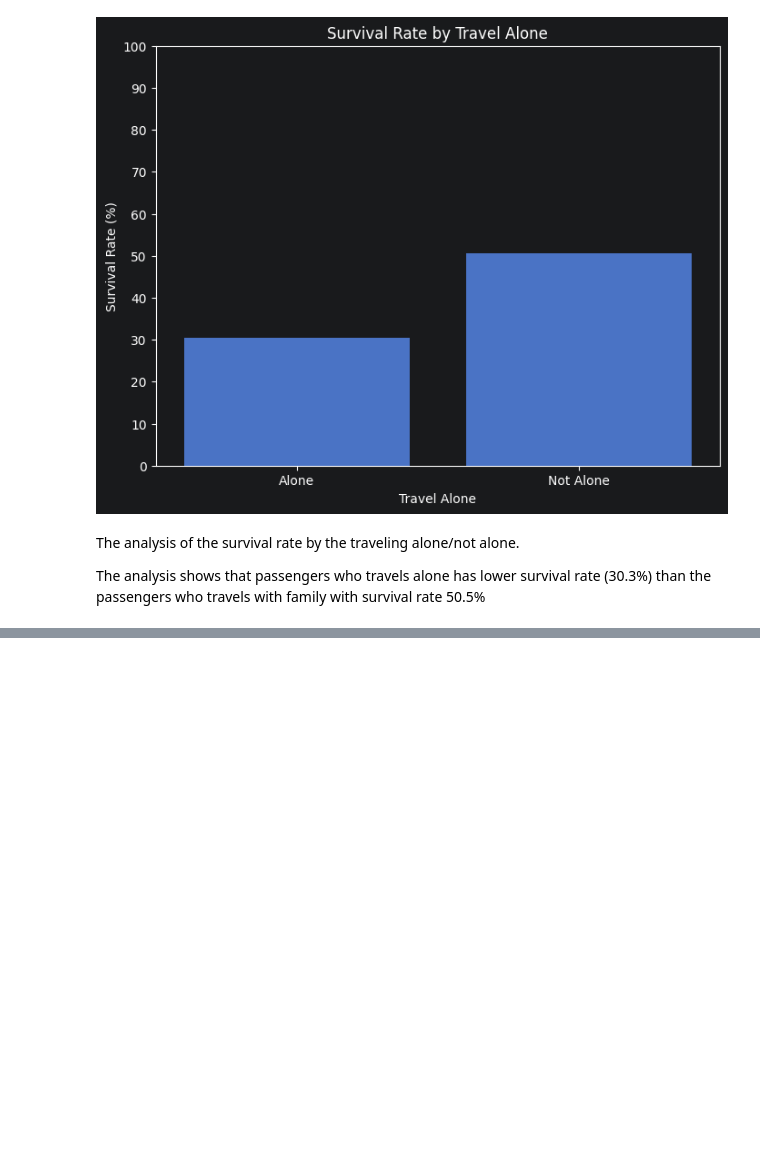
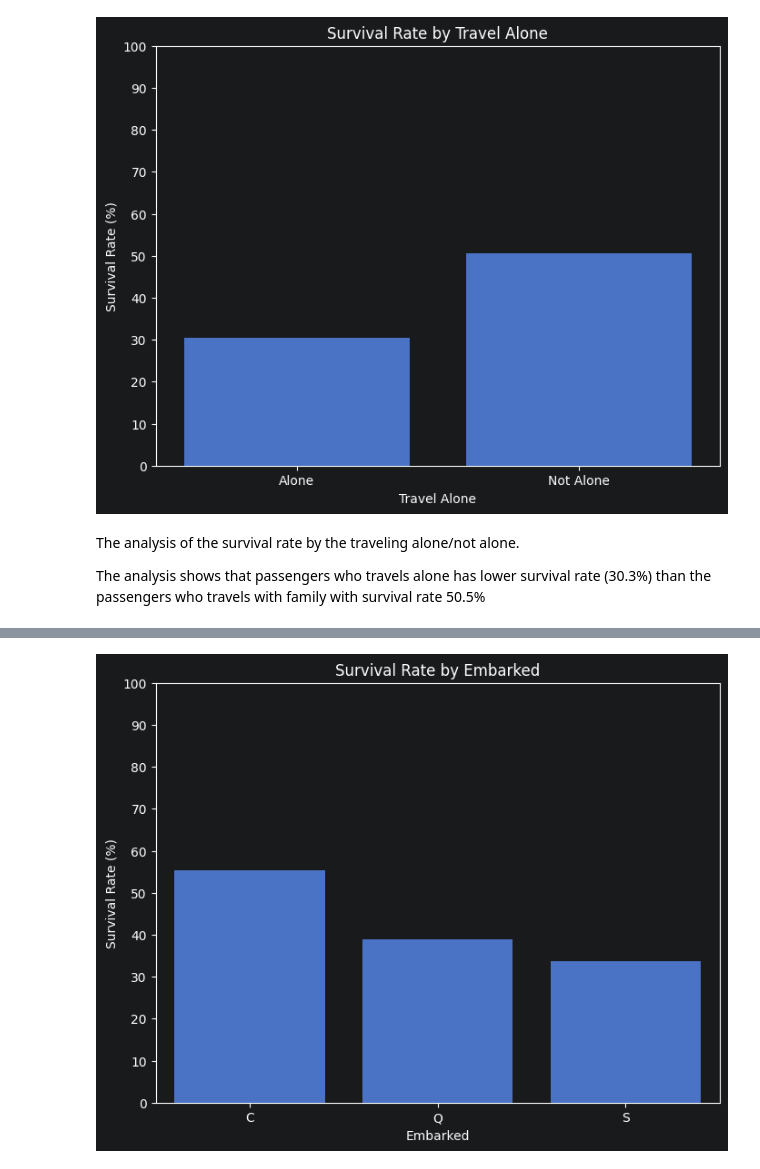
Before and after one commit to MuS0rKa/Analysis-Titanic-Dataset, a Jupyter notebook: Titanic_dataset_analysis/titanic.ipynb, the cells around one changed output, grey strips where cells are left out. Saved outputs shown, nothing was run; the diff lists cells and outputs as text; code cells hidden in the pictures; blank space fills up the shorter version.

Commit message:
add: The analysis of the survival rate by the port of embarkation

```diff
--- a/Titanic_dataset_analysis/titanic.ipynb
+++ b/Titanic_dataset_analysis/titanic.ipynb
@@ -448,3 +448,7 @@ plt.show()
 The analysis of the survival rate by the traveling alone/not alone.
 
 The analysis shows that passengers who travels alone has lower survival rate (30.3%) than the passengers who travels with family with survival rate 50.5%
+# %%
+survival_by_embarking = titanic.groupby("Embarked")["Survived"].agg(["count", "sum", "mean"])
+survival_by_embarking['Survival Rate (%)'] = survival_by_embarking["mean"]*100
+survival_by_embarking
@@ -450,0 +461,10 @@ The analysis shows that passengers who travels alone has lower survival rate (30
+# %%
+plt.figure(figsize=(8,6))
+sns.barplot(data=survival_by_embarking, x="Embarked", y="Survival Rate (%)")
+plt.yticks(range(0, 101, 10))
+plt.ylabel("Survival Rate (%)")
+plt.xlabel("Embarked")
+plt.title("Survival Rate by Embarked")
+plt.show()
+# %% [output]
+[figure, added]
```
Also changed, not shown: parts of 2 cells of this notebook.
